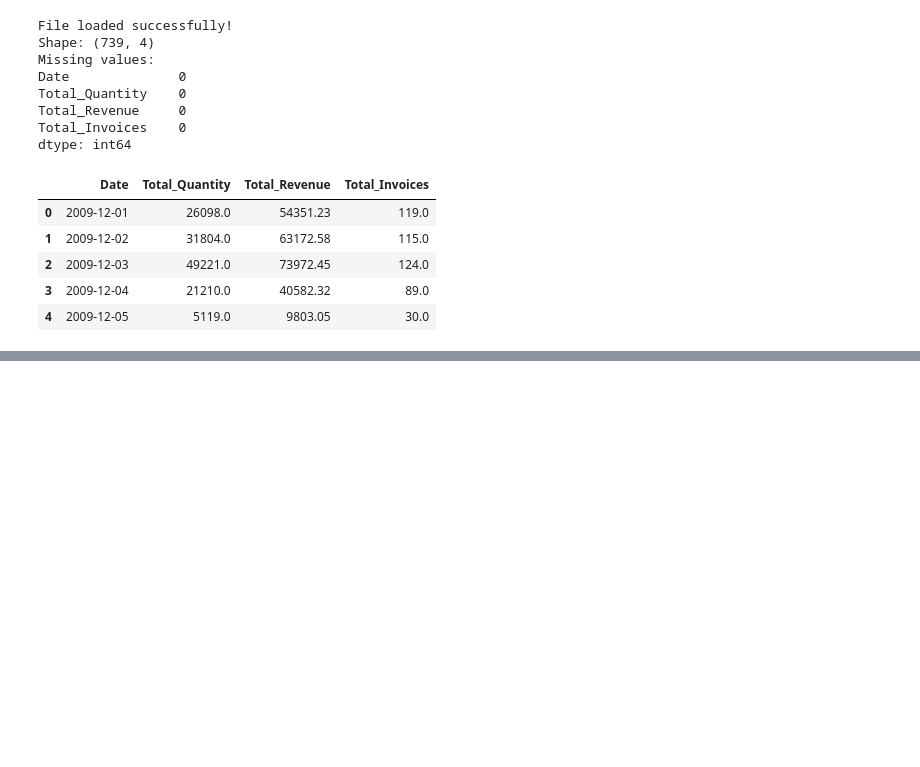
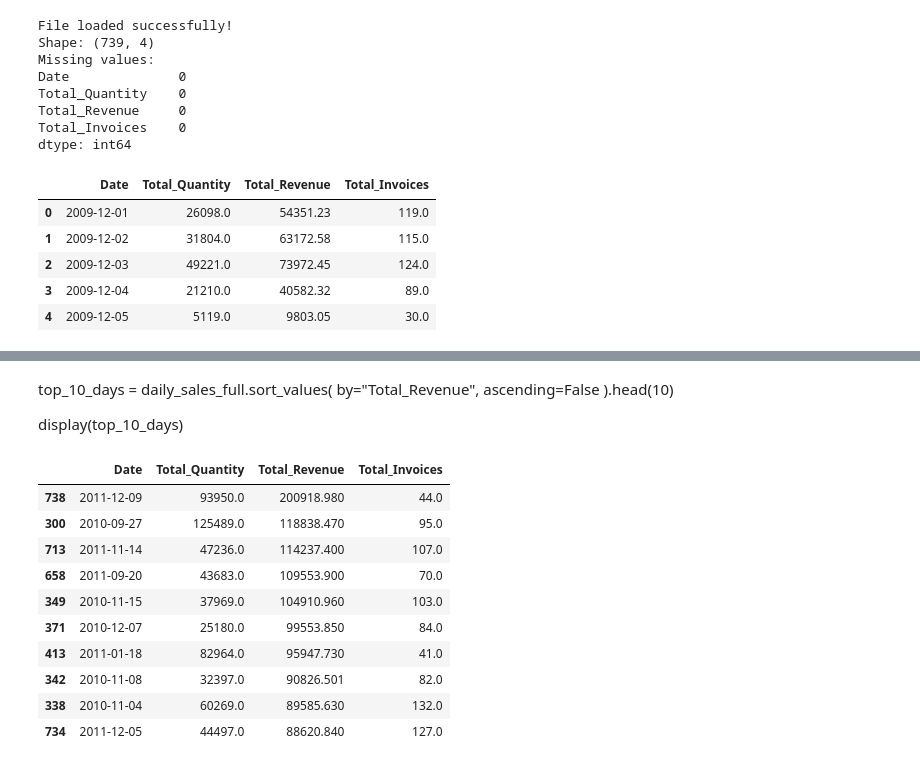
Before and after one commit to Mukesh3597/RetailPulse, a Jupyter notebook: notebooks/01_eda.ipynb, the cells around one changed output, grey strips where cells are left out. Drawn from its saved outputs; the diff is of its cells as text; code cells hidden in the pictures; blank space fills up the shorter version.

```diff
--- a/notebooks/01_eda.ipynb
+++ b/notebooks/01_eda.ipynb
@@ -815,0 +839,26 @@ dtype: int64
+# %% [markdown]
+top_10_days = daily_sales_full.sort_values(
+    by="Total_Revenue",
+    ascending=False
+).head(10)
+
+display(top_10_days)
+# %%
+top_10_days = daily_sales_full.sort_values(
+    by="Total_Revenue",
+    ascending=False
+).head(10)
+
+display(top_10_days)
+# %% [output]
+|  | Date | Total_Quantity | Total_Revenue | Total_Invoices |
+| 738 | 2011-12-09 | 93950.0 | 200918.980 | 44.0 |
+| 300 | 2010-09-27 | 125489.0 | 118838.470 | 95.0 |
+| 713 | 2011-11-14 | 47236.0 | 114237.400 | 107.0 |
+| 658 | 2011-09-20 | 43683.0 | 109553.900 | 70.0 |
+| 349 | 2010-11-15 | 37969.0 | 104910.960 | 103.0 |
+| 371 | 2010-12-07 | 25180.0 | 99553.850 | 84.0 |
+| 413 | 2011-01-18 | 82964.0 | 95947.730 | 41.0 |
+| 342 | 2010-11-08 | 32397.0 | 90826.501 | 82.0 |
+| 338 | 2010-11-04 | 60269.0 | 89585.630 | 132.0 |
+| 734 | 2011-12-05 | 44497.0 | 88620.840 | 127.0 |
```
Also changed, not shown: parts of 9 cells of this notebook, 3 other files.
